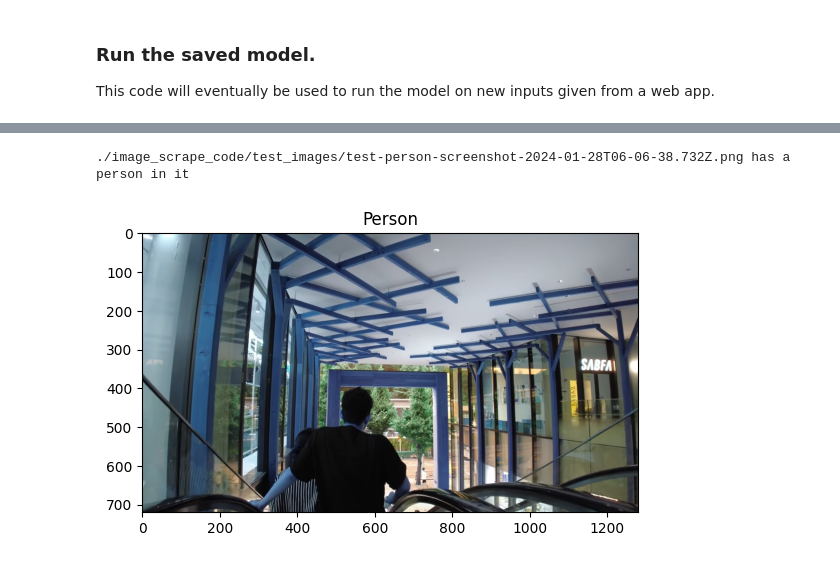
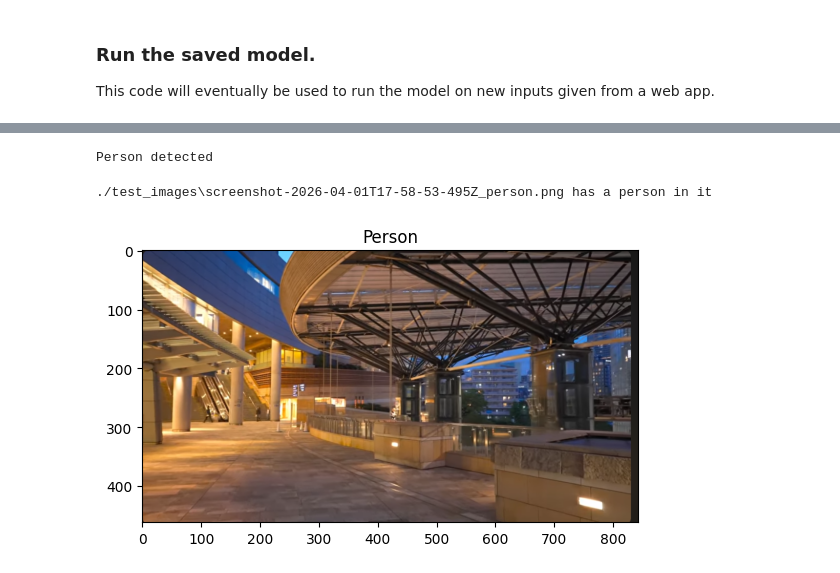
Before and after one commit to cjvillar/tf-image-train-workbook, a Jupyter notebook: run_model.ipynb, the cells around one changed output, grey strips where cells are left out. Saved outputs shown, nothing was run; the diff lists cells and outputs as text; code cells hidden in the pictures.

Commit message:
updated classifier notebook

```diff
--- a/run_model.ipynb
+++ b/run_model.ipynb
@@ -25,6 +67,8 @@ print(len(test_image_files))
 # %%
-image = test_image_files[4]
-img = cv2.imread(image)
-plt.imshow(cv2.cvtColor(img,cv2.COLOR_BGR2RGB))
+#Display Image
+image_path = test_image_files[0]
+
+img = cv2.imread(image_path)
+plt.imshow(cv2.cvtColor(img, cv2.COLOR_BGR2RGB))
 plt.show()
 # %% [output]
@@ -46,0 +76,9 @@ array([[0.68235517]], dtype=float32)
+# %%
+#Preprocessing
+transform = transforms.Compose([
+    transforms.Resize((224, 224)),
+    transforms.ToTensor(),
+])
+
+image = Image.open(image_path).convert("RGB")
+input_tensor = transform(image).unsqueeze(0)  # shape: (1, 3, 256, 256)
@@ -46,0 +109,6 @@ array([[0.68235517]], dtype=float32)
+# %%
+#Load Model
+model = PersonClassifier()
+
+model.load_state_dict(torch.load('person_classifier.pth', map_location='cpu'))
+model.eval()
@@ -47,14 +133,29 @@ array([[0.68235517]], dtype=float32)
+# %%
+#Run Prediction
+with torch.no_grad():
+    logits = model(input_tensor)
+    prob = torch.sigmoid(logits)
+
+prediction = prob.item()
+
+if prediction > 0.5:
+    print("Person detected")
+else:
+    print("No person")
+# %% [output]
+Person detected
 # %%
+#Interpret Output
 if prediction > 0.5:
-    print(f'{image} has a person in it')
+    print(f'{image_path} has a person in it')
     title = "Person"
 else:
-     print(f'{image} has no person in it')
-     title = "No Person"
+    print(f'{image_path} has no person in it')
+    title = "No Person"
 
-plt.imshow(img)
+plt.imshow(cv2.cvtColor(img, cv2.COLOR_BGR2RGB))
 plt.title(title)
 plt.show()
 # %% [output]
-./image_scrape_code/test_images/test-person-screenshot-2024-01-28T06-06-38.732Z.png has a person in it
+./test_images\screenshot-2026-04-01T17-58-53-495Z_person.png has a person in it
-[figure, old version]
+[figure, new version]
```
Also changed, not shown: parts of 10 cells of this notebook, 32 other files.
